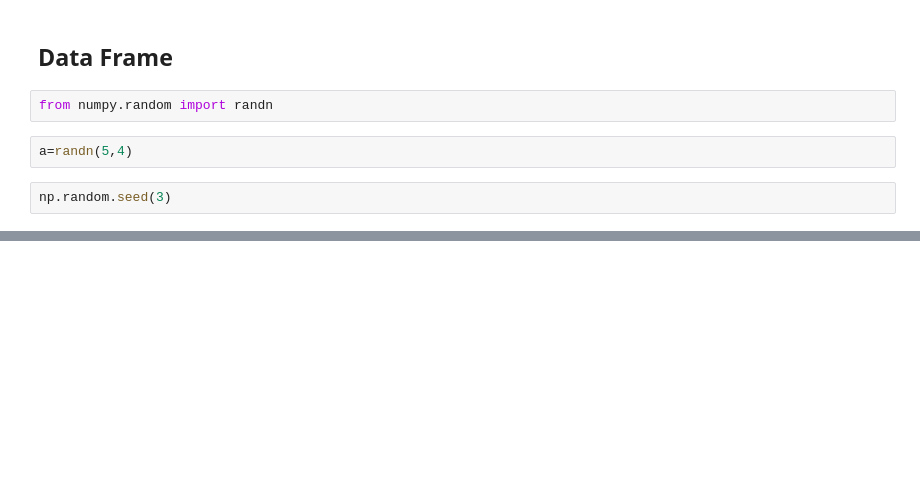
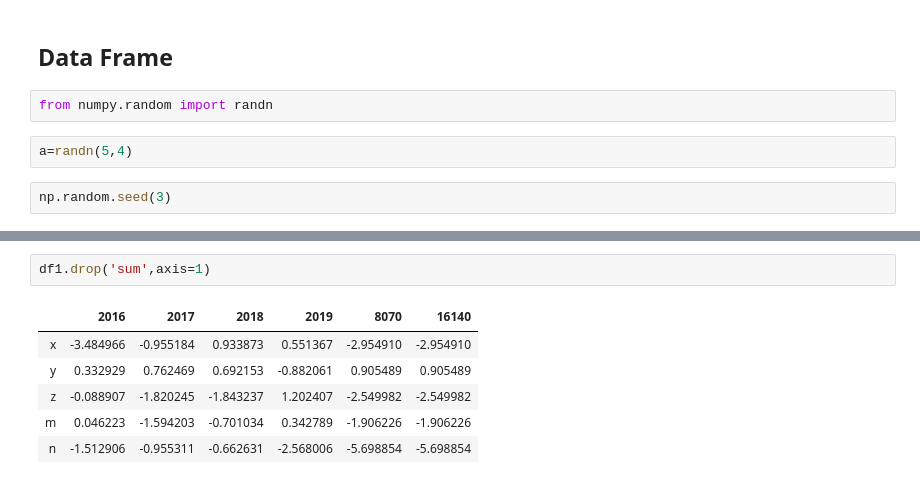
Before and after one commit to Brahma04/Pandas, a Jupyter notebook: Pandas.ipynb, the cells around one changed output, grey strips where cells are left out. Cells and saved outputs as stored; diff of their text form; blank space fills up the shorter version.

```diff
--- a/Pandas.ipynb
+++ b/Pandas.ipynb
@@ -119,0 +175,9 @@ pd.DataFrame(a)
+# %%
+df1.drop('sum',axis=1)
+# %% [output]
+|  | 2016 | 2017 | 2018 | 2019 | 8070 | 16140 |
+| x | -3.484966 | -0.955184 | 0.933873 | 0.551367 | -2.954910 | -2.954910 |
+| y | 0.332929 | 0.762469 | 0.692153 | -0.882061 | 0.905489 | 0.905489 |
+| z | -0.088907 | -1.820245 | -1.843237 | 1.202407 | -2.549982 | -2.549982 |
+| m | 0.046223 | -1.594203 | -0.701034 | 0.342789 | -1.906226 | -1.906226 |
+| n | -1.512906 | -0.955311 | -0.662631 | -2.568006 | -5.698854 | -5.698854 |
```
Also changed, not shown: parts of 26 cells of this notebook.
